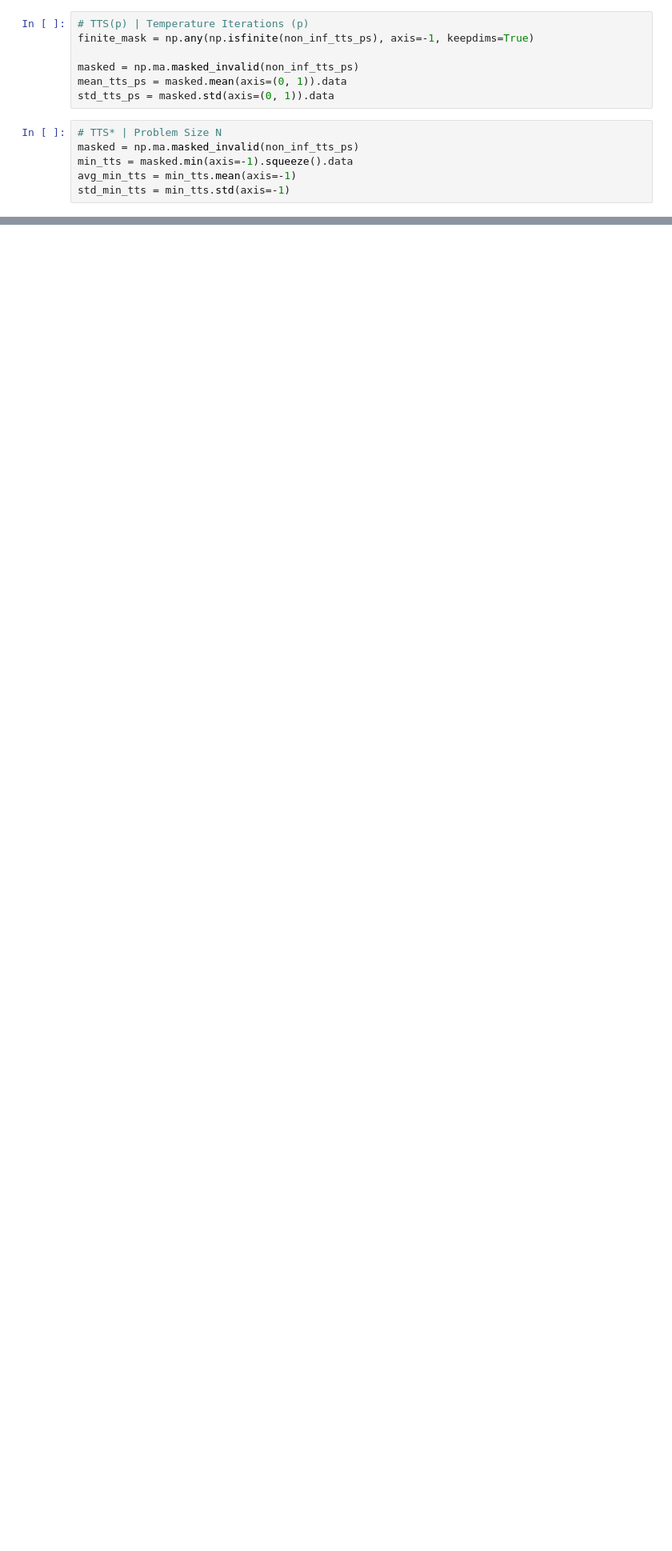
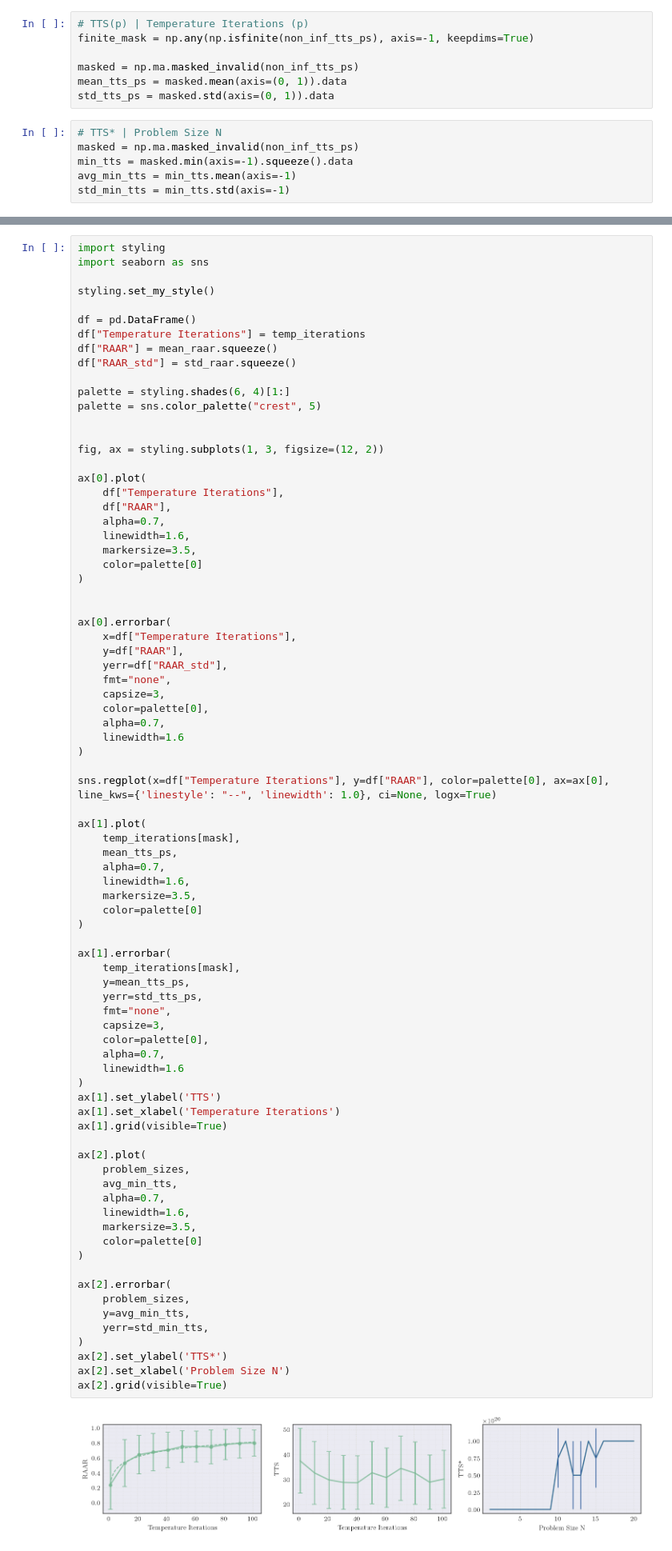
Before and after one commit to DerEinverleiber/UCP-PaperV2, a Jupyter notebook: cl_optimizer_plots.ipynb, the cells around one changed output, grey strips where cells are left out. Shown at 80% size. Drawn from its saved outputs; the diff is of its cells as text; blank space fills up the shorter version.

Commit message:
feat(cl_optimizer plots): put plots into subplots of a single plot

```diff
--- a/cl_optimizer_plots.ipynb
+++ b/cl_optimizer_plots.ipynb
@@ -168,0 +77,82 @@ plt.grid(visible=True)
+# %%
+import styling
+import seaborn as sns
+
+styling.set_my_style()
+
+df = pd.DataFrame()
+df["Temperature Iterations"] = temp_iterations
+df["RAAR"] = mean_raar.squeeze()
+df["RAAR_std"] = std_raar.squeeze()
+
+palette = styling.shades(6, 4)[1:]
+palette = sns.color_palette("crest", 5)
+
+
+fig, ax = styling.subplots(1, 3, figsize=(12, 2))
+
+ax[0].plot(
+    df["Temperature Iterations"],
+    df["RAAR"],
+    alpha=0.7,
+    linewidth=1.6,
+    markersize=3.5,
+    color=palette[0]
+)
+
+
+ax[0].errorbar(
+    x=df["Temperature Iterations"],
+    y=df["RAAR"],
+    yerr=df["RAAR_std"],
+    fmt="none",
+    capsize=3,
+    color=palette[0],
+    alpha=0.7,
+    linewidth=1.6
+)
+
+sns.regplot(x=df["Temperature Iterations"], y=df["RAAR"], color=palette[0], ax=ax[0], line_kws={'linestyle': "--", 'linewidth': 1.0}, ci=None, logx=True)
+
+ax[1].plot(
+    temp_iterations[mask],
+    mean_tts_ps,
+    alpha=0.7,
+    linewidth=1.6,
+    markersize=3.5,
+    color=palette[0]
+)
+
+ax[1].errorbar(
+    temp_iterations[mask],
+    y=mean_tts_ps,
+    yerr=std_tts_ps,
+    fmt="none",
+    capsize=3,
+    color=palette[0],
+    alpha=0.7,
+    linewidth=1.6
+)
+ax[1].set_ylabel('TTS')
+ax[1].set_xlabel('Temperature Iterations')
+ax[1].grid(visible=True)
+
+ax[2].plot(
+    problem_sizes,
+    avg_min_tts,
+    alpha=0.7,
+    linewidth=1.6,
+    markersize=3.5,
+    color=palette[0]
+)
+
+ax[2].errorbar(
+    problem_sizes,
+    y=avg_min_tts,
+    yerr=std_min_tts,
+)
+ax[2].set_ylabel('TTS*')
+ax[2].set_xlabel('Problem Size N')
+ax[2].grid(visible=True)
+# %% [output]
+[figure, added]
```
Also changed, not shown: parts of 3 cells of this notebook.
